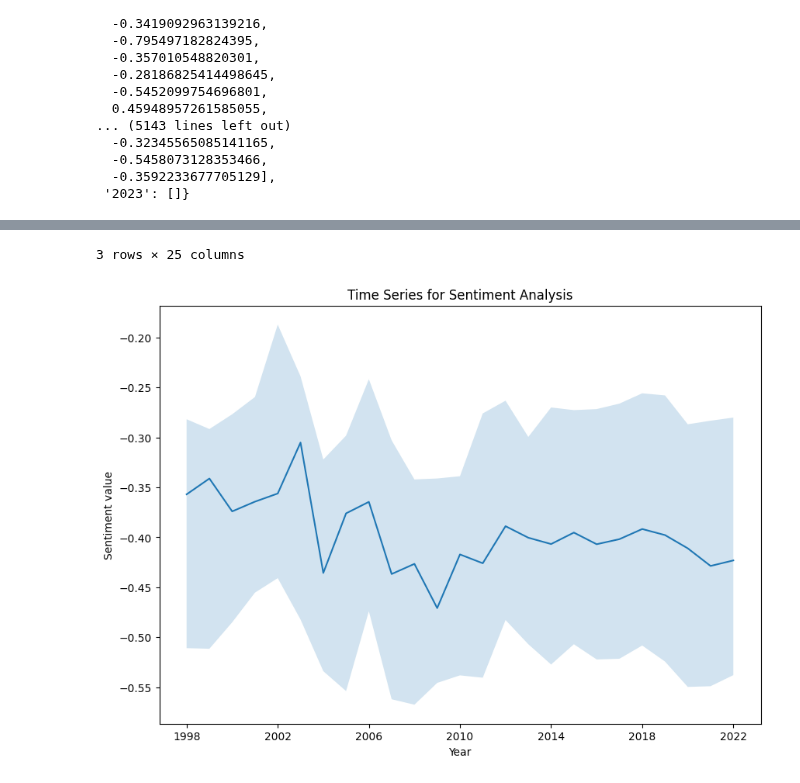
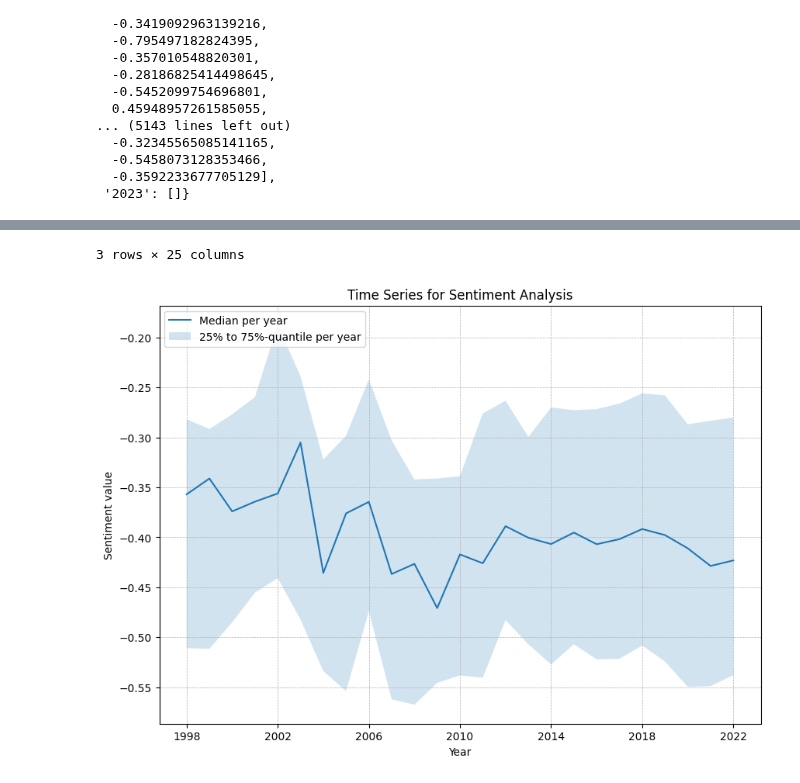
Before and after one commit to gsindlinger/IDSTA-Text-Miners, a Jupyter notebook: Project/Server/Pipeline/Analysis/Report.ipynb, the cells around one changed output, grey strips where cells are left out. Saved outputs shown, nothing was run; the diff lists cells and outputs as text; code cells hidden in the pictures.

Commit message:
first results

```diff
--- a/Project/Server/Pipeline/Analysis/Report.ipynb
+++ b/Project/Server/Pipeline/Analysis/Report.ipynb
@@ -76,6 +77,14 @@ Statistical Metrics for Toxicity: Mean = -0.3282731761483918, Median = -0.348425
 # %%
 from Pipeline.Analysis.CheckOccurences import categories
 import pandas as pd
+from collections import defaultdict
+
+
+def get_year_bin(temp_year):
+    year_bins = list(range(2000, 2024, 4))
+    for y in year_bins:
+        if abs(int(temp_year)-y) < 3:
+            return y
 
 
 def sum_occurences_over_time():
@@ -87,6 +96,8 @@ def sum_occurences_over_time():
 
     results_sentiment = {year: [] for year in columns}
     results_toxicity = {year: [] for year in columns}
+    class_score_dict = {year: defaultdict(int) for year in list(range(2000, 2024, 4))}
+    year_counter = {year: 0 for year in list(range(2000, 2024, 4))}
 
 
     for song_temp in dataset:
@@ -97,7 +108,10 @@ def sum_occurences_over_time():
                     results_sentiment[year].append(song_temp['sentiment_value'])
                 if song_temp['toxicity_value'] is not None:
                     results_toxicity[year].append(song_temp['toxicity_value'])
-
+                if song_temp['total_class_score'] is not None:
+                    for key, value in song_temp['total_class_score'].items():
+                        class_score_dict[get_year_bin(year)][key] += value
+                        year_counter[get_year_bin(year)] += 1
 
                 results_occurrences.at['number_of_songs', year] += 1
             for category, matched_word_dict in song_temp['matched_categories'].items():
@@ -113,8 +127,8 @@ def sum_occurences_over_time():
             else:
                 results_occurrences.at[category, year] = 0
 
-    return results_occurrences, results_sentiment, results_toxicity
+    return results_occurrences, results_sentiment, results_toxicity, class_score_dict, year_counter
 
 
-results_occurences, results_sentiment, results_toxicity = sum_occurences_over_time()
+results_occurences, results_sentiment, results_toxicity, class_score_dict_final, year_counter = sum_occurences_over_time()
 # %%
@@ -190,36 +187,41 @@ for year, values in results_sentiment.items():
         q_75 = np.quantile(values, 0.75)
 
         quantiles_sentiment.at['median', year] = median
         quantiles_sentiment.at['q_25', year] = q_25
         quantiles_sentiment.at['q_75', year] = q_75
 
 
 display(quantiles_sentiment)
 
 median = np.array(quantiles_sentiment.loc['median'], dtype=float)
 # Creating histogram
 fig, ax = plt.subplots(1,1,figsize =(10, 7))
-ax.plot(list(range(1998, 2023)), median)
+ax.plot(list(range(1998, 2023)), median, label='Median per year')
 ax.fill_between(list(range(1998, 2023)),
                 np.array(quantiles_sentiment.loc['q_25'], dtype=float),
-                np.array(quantiles_sentiment.loc['q_75'], dtype=float), alpha=0.2)
+                np.array(quantiles_sentiment.loc['q_75'], dtype=float), alpha=0.2, label='25% to 75%-quantile per year')
+
+ax.legend(loc='upper left')
 
 
 
 plt.xlabel("Year")  # add X-axis label
 plt.ylabel("Sentiment value")  # add Y-axis label
 plt.title("Time Series for Sentiment Analysis")  # add title
 plt.xticks(ticks)
+plt.grid(linestyle = '--', linewidth = 0.5)
+
 
 plt.savefig('../../data/time_series_sentiment'+ '.png')
+
 plt.show()
 # %% [output]
 |  | 1998 | 1999 | 2000 | 2001 | 2002 | 2003 | 2004 | 2005 | 2006 | 2007 | ... | ... |
 | q_25 | -0.510881 | -0.511512 | -0.485057 | -0.455357 | -0.440849 | -0.482234 | -0.533947 | -0.553878 | -0.473962 | -0.562037 | ... | ... |
 | median | -0.357011 | -0.34119 | -0.37406 | -0.364325 | -0.356176 | -0.305153 | -0.435641 | -0.376038 | -0.364538 | -0.436755 | ... | ... |
 | q_75 | -0.281868 | -0.291674 | -0.276908 | -0.259618 | -0.18718 | -0.238919 | -0.32217 | -0.298263 | -0.241795 | -0.302995 | ... | ... |
 3 rows × 25 columns
-[figure, old version]
+[figure, new version]
 # %%
 columns = [str(i) for i in range(1998, 2023)]
 ticks = [num for num in range(1998, 2023, 4)]
```
Also changed, not shown: parts of 9 cells of this notebook, 5 other files.
